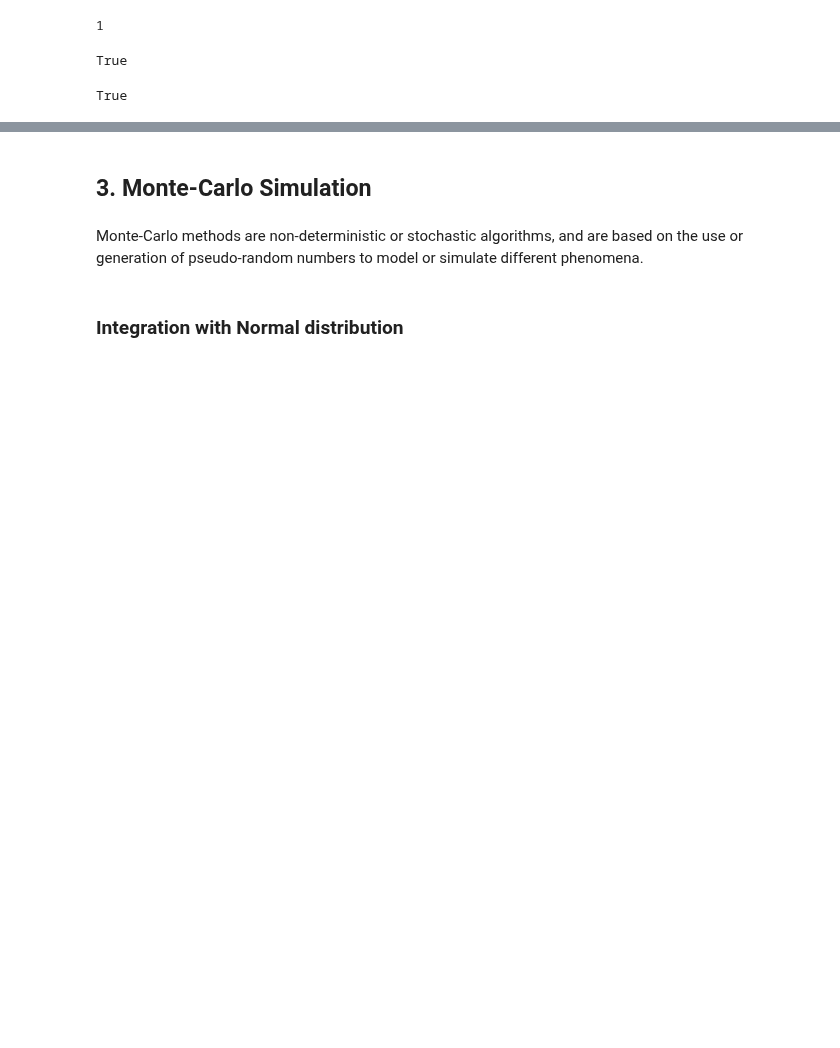
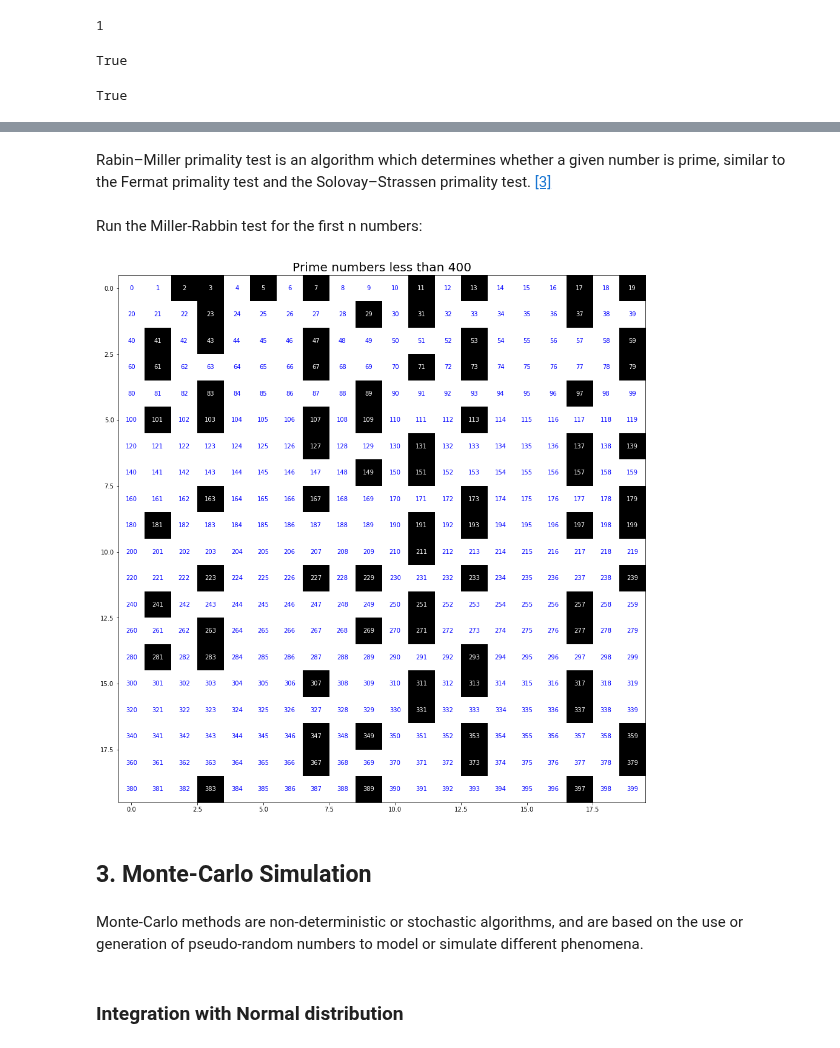
Before and after one commit to ansegura7/Algorithms, a Jupyter notebook: probabilistic-algorithms/ProbabilisticAlgorithms.ipynb, the cells around one changed output, grey strips where cells are left out. Saved outputs shown, nothing was run; the diff lists cells and outputs as text; code cells hidden in the pictures; blank space fills up the shorter version.

Commit message:
Probabilistic Algorithms
Updated primality tests section: added Miller-Rabin approach.

```diff
--- a/probabilistic-algorithms/ProbabilisticAlgorithms.ipynb
+++ b/probabilistic-algorithms/ProbabilisticAlgorithms.ipynb
@@ -106,0 +112,2 @@ False
+# %% [markdown]
+Rabin–Miller primality test is an algorithm which determines whether a given number is prime, similar to the Fermat primality test and the Solovay–Strassen primality test. <a href="#link_three">[3]</a>
@@ -107,3 +151,44 @@ False
+# %% [markdown]
+Run the Miller-Rabbin test for the first n numbers:
+# %%
+# Calculate prime numbers less than N
+prime_list = []
+n = 400
+g = 0.2
+
+for v in range(0, n):
+    k = max(5, int(v * g))
+    if is_mr_prime(v, k):
+        prime_list.append(v)
+# %%
+# Function that plot Prime n number
+def prime_plot(primes, n, g_size=16):
+    N = int(np.sqrt(n))
+    if N*N != n:
+        raise ValueError("Need a square grid.")
+
+    data = np.zeros(n)
+    data[primes] = 1
+    data = data.reshape(N, N)
+
+    fig, ax = plt.subplots(figsize = (g_size, g_size))
+    ax.imshow(data, cmap="gray_r")
+
+    for i in range(0, n):
+        if i in primes:
+            ax.text(i%N, i//N, i, color="w", ha="center", va="center")
+        else:
+            ax.text(i%N, i//N, i, color="b", ha="center", va="center")
+
+    # Plot setup
+    title = "Prime numbers less than " + str(n)
+    ax.set_title(title, fontsize = 20)
+    plt.show()
+# %%
+# Ploting Prime numbers less than 400
+prime_plot(prime_list, n)
+# %% [output]
+[figure, added]
 # %% [markdown]
 ## 3. Monte-Carlo Simulation
 # %% [markdown]
```
Also changed, not shown: parts of 23 cells of this notebook, 1 other file.
